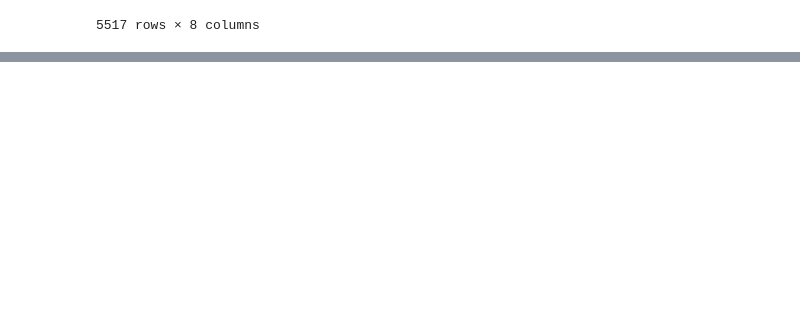
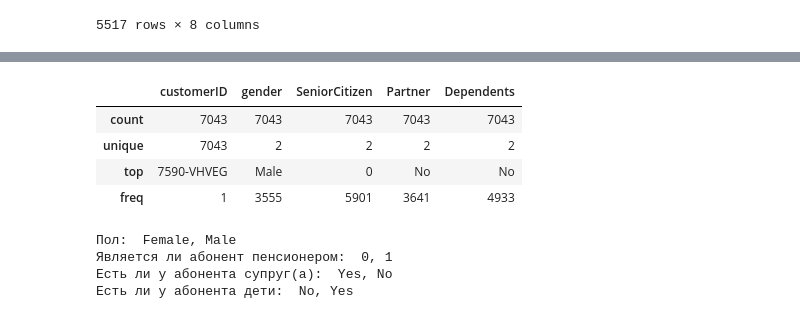
Before and after one commit to Andrefan1406/final, a Jupyter notebook: final.ipynb, the cells around one changed output, grey strips where cells are left out. Cells and saved outputs as stored; diff of their text form; code cells hidden in the pictures; blank space fills up the shorter version.

```diff
--- a/final.ipynb
+++ b/final.ipynb
@@ -219,0 +240,18 @@ data_wire_df
+# %%
+personal_df.describe()
+# %% [output]
+|  | customerID | gender | SeniorCitizen | Partner | Dependents |
+| count | 7043 | 7043 | 7043 | 7043 | 7043 |
+| unique | 7043 | 2 | 2 | 2 | 2 |
+| top | 7590-VHVEG | Male | 0 | No | No |
+| freq | 1 | 3555 | 5901 | 3641 | 4933 |
+# %%
+print('Пол: ', ', '.join(personal_df['gender'].unique()))
+print('Является ли абонент пенсионером: ', ', '.join(personal_df['SeniorCitizen'].unique()))
+print('Есть ли у абонента супруг(а): ', ', '.join(personal_df['Partner'].unique()))
+print('Есть ли у абонента дети: ', ', '.join(personal_df['Dependents'].unique()))
+# %% [output]
+Пол:  Female, Male
+Является ли абонент пенсионером:  0, 1
+Есть ли у абонента супруг(а):  Yes, No
+Есть ли у абонента дети:  No, Yes
```
Also changed, not shown: parts of 34 cells of this notebook.
